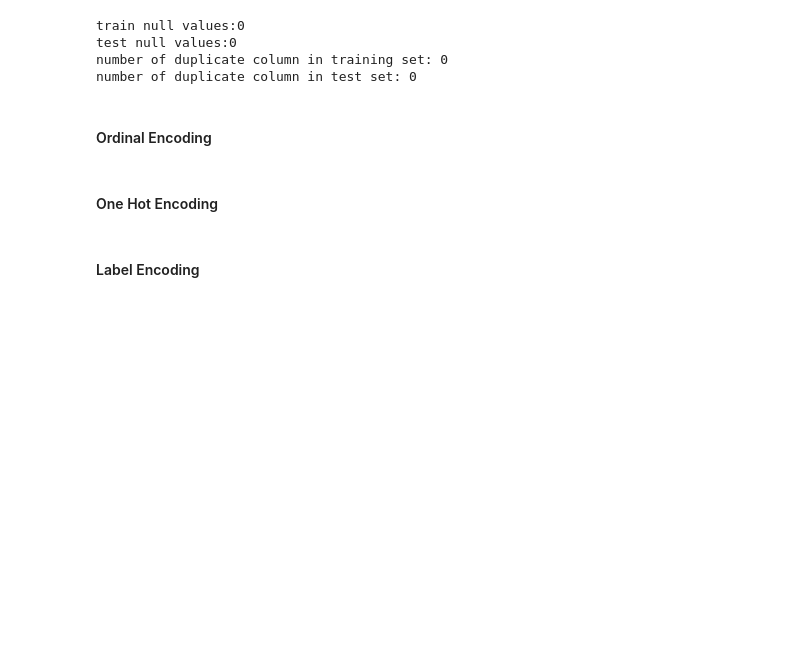
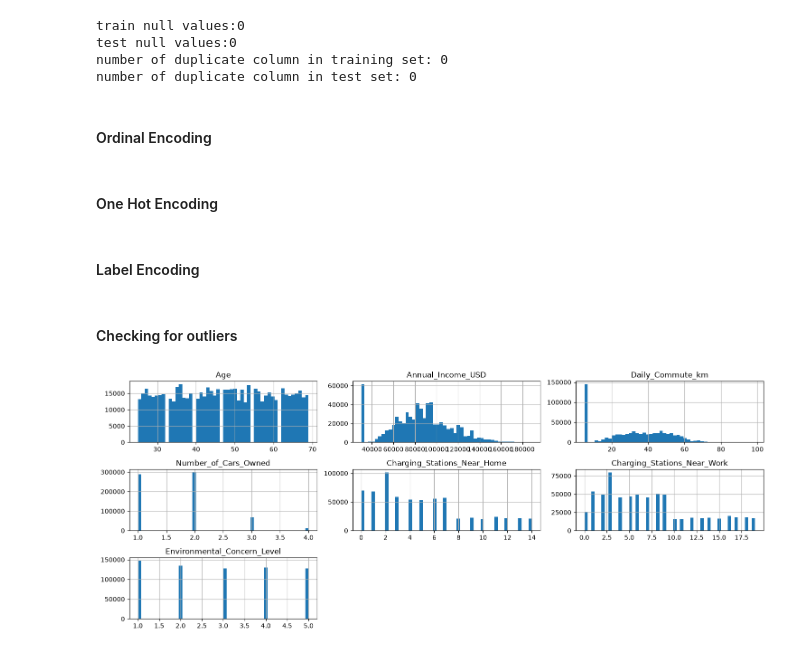
Before and after one commit to saharanh4/Machine_Learning_Projects, a Jupyter notebook: Notebooks/Customer_Churn_Prediction.ipynb, the cells around one changed output. Drawn from its saved outputs; the diff is of its cells as text; code cells hidden in the pictures; blank space fills up the shorter version.

Commit message:
outliers

```diff
--- a/Notebooks/Customer_Churn_Prediction.ipynb
+++ b/Notebooks/Customer_Churn_Prediction.ipynb
@@ -97,3 +99,21 @@ test = test.drop(columns = test_str_col).join(test_encoded_df)
 le = LabelEncoder()
 
 y_train = le.fit_transform(y_train)
+# %% [markdown]
+#### Checking for outliers
+# %%
+num_cols = ['Age', 'Annual_Income_USD', 'Daily_Commute_km',
+            'Number_of_Cars_Owned', 'Charging_Stations_Near_Home',
+            'Charging_Stations_Near_Work', 'Environmental_Concern_Level']
+
+# for col in num_cols:
+#     plt.figure(figsize = (6,2))
+#     sns.histplot(x = train[col])
+#     plt.title(f'{col} - outlier check')
+#     plt.show
+
+train[num_cols].hist(figsize=(15,6), bins=50)
+plt.tight_layout()
+plt.show()
+# %% [output]
+[figure, added]
```
Also changed, not shown: parts of 2 cells of this notebook.
